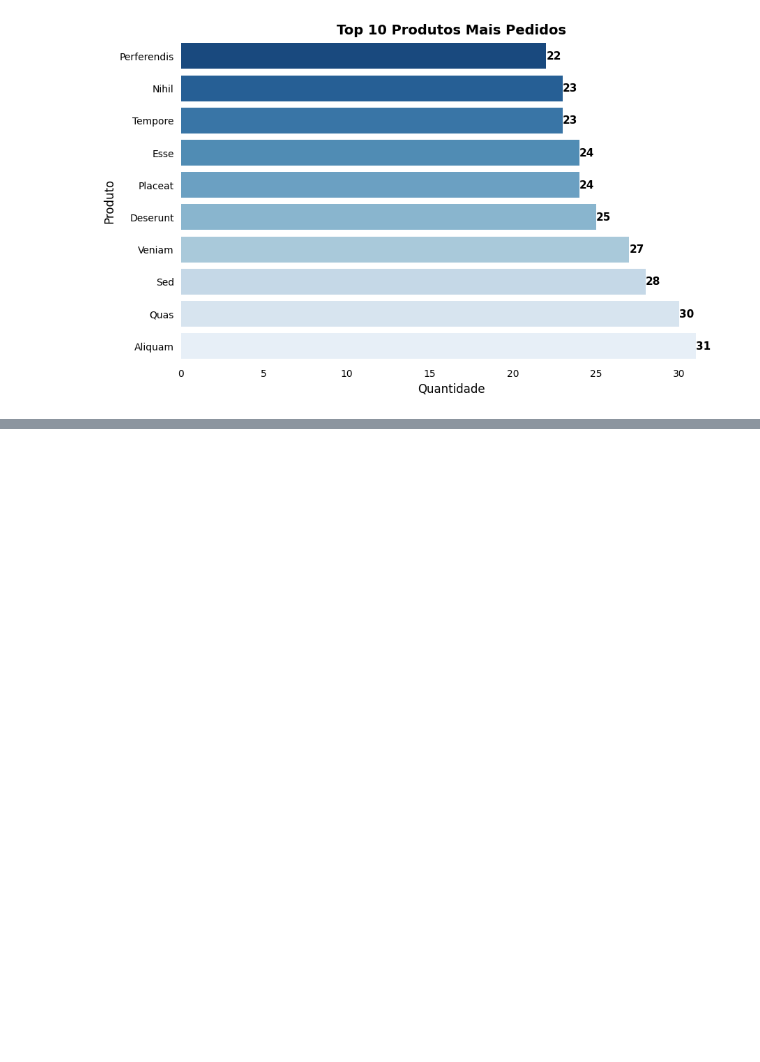
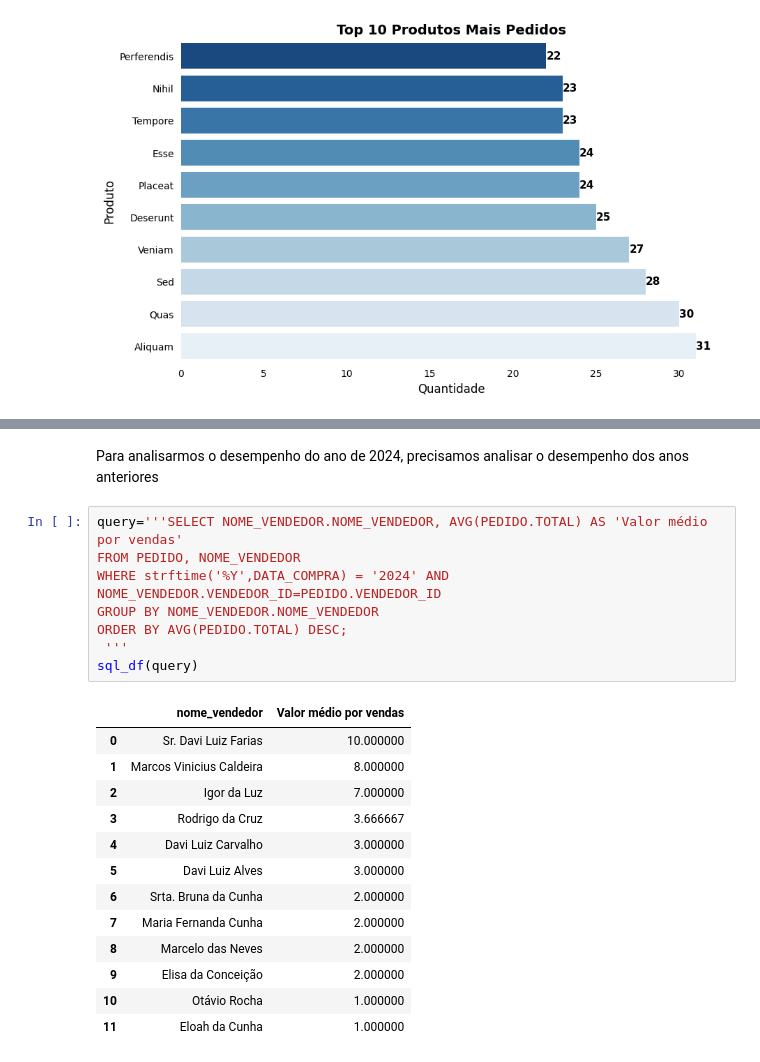
Before and after one commit to Jgabriel1800/loja-de-roupas-python-sql, a Jupyter notebook: lojaderoupapy_sql.ipynb, the cells around one changed output, grey strips where cells are left out. Drawn from its saved outputs; the diff is of its cells as text; blank space fills up the shorter version.

Commit message:
Analisando o valor médio por vendas de cada vendedor

```diff
--- a/lojaderoupapy_sql.ipynb
+++ b/lojaderoupapy_sql.ipynb
@@ -167,0 +194,24 @@ Passing `palette` without assigning `hue` is deprecated and will be removed in v
+# %% [markdown]
+Para analisarmos o desempenho do ano de 2024, precisamos analisar o desempenho dos anos anteriores
+# %%
+query='''SELECT NOME_VENDEDOR.NOME_VENDEDOR, AVG(PEDIDO.TOTAL) AS 'Valor médio por vendas'
+FROM PEDIDO, NOME_VENDEDOR
+WHERE strftime('%Y',DATA_COMPRA) = '2024' AND NOME_VENDEDOR.VENDEDOR_ID=PEDIDO.VENDEDOR_ID
+GROUP BY NOME_VENDEDOR.NOME_VENDEDOR
+ORDER BY AVG(PEDIDO.TOTAL) DESC;
+ '''
+sql_df(query)
+# %% [output]
+|  | nome_vendedor | Valor médio por vendas |
+| 0 | Sr. Davi Luiz Farias | 10.000000 |
+| 1 | Marcos Vinicius Caldeira | 8.000000 |
+| 2 | Igor da Luz | 7.000000 |
+| 3 | Rodrigo da Cruz | 3.666667 |
+| 4 | Davi Luiz Carvalho | 3.000000 |
+| 5 | Davi Luiz Alves | 3.000000 |
+| 6 | Srta. Bruna da Cunha | 2.000000 |
+| 7 | Maria Fernanda Cunha | 2.000000 |
+| 8 | Marcelo das Neves | 2.000000 |
+| 9 | Elisa da Conceição | 2.000000 |
+| 10 | Otávio Rocha | 1.000000 |
+| 11 | Eloah da Cunha | 1.000000 |
```
Also changed, not shown: parts of 3 cells of this notebook.
